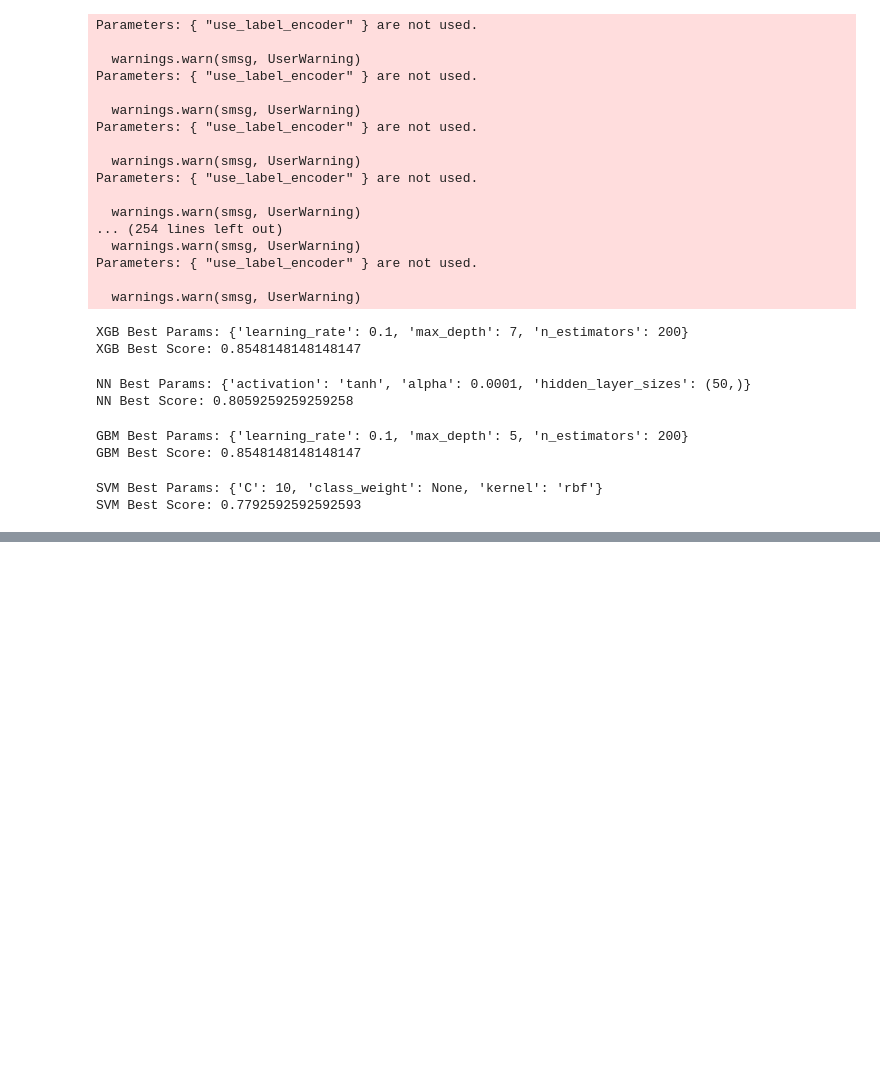
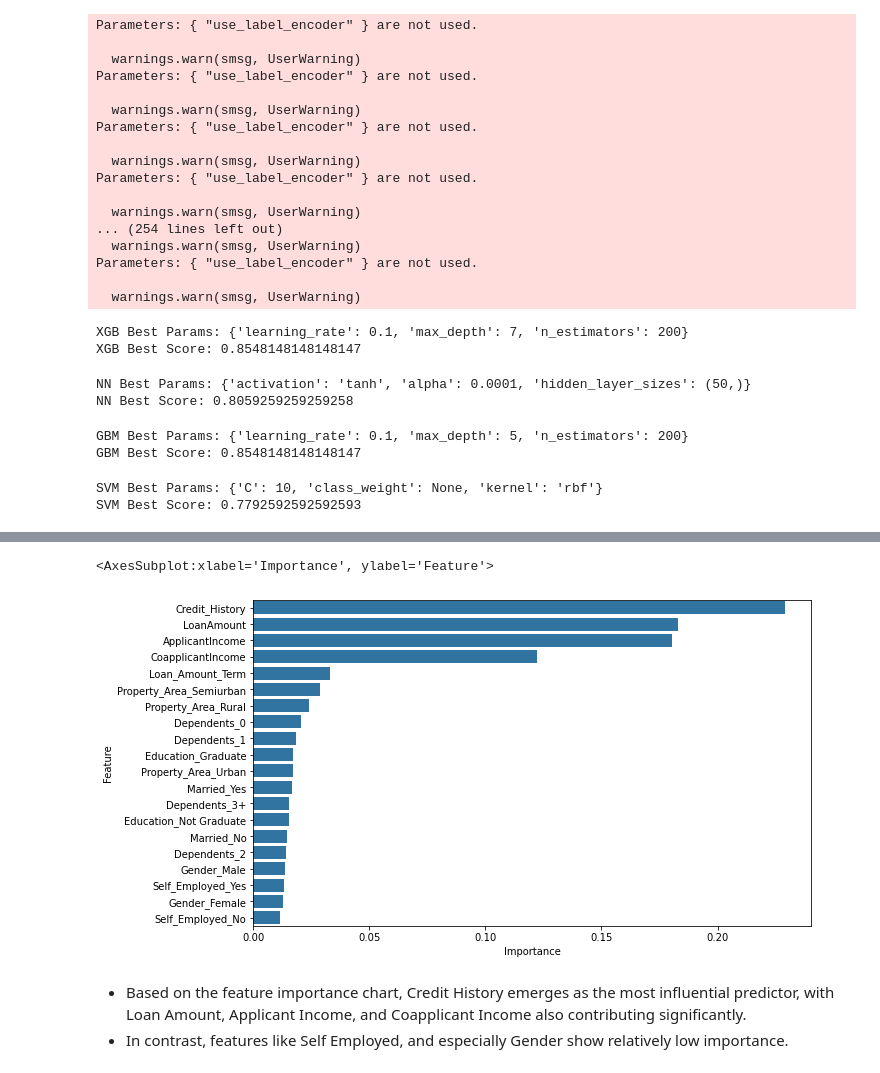
Before and after one commit to shuangvely/Loan_Eligibility_Prediction, a Jupyter notebook: Data Analysis.ipynb, the cells around one changed output, grey strips where cells are left out. Cells and saved outputs as stored; diff of their text form; code cells hidden in the pictures; blank space fills up the shorter version.

```diff
--- a/Data Analysis.ipynb
+++ b/Data Analysis.ipynb
@@ -541,7 +541,7 @@ log_grid = {
 }
 
 # tuning
-grid_search = GridSearchCV(
+grid_log = GridSearchCV(
     estimator=log,
     param_grid=log_grid,
     cv=5,
@@ -549,11 +549,11 @@ grid_search = GridSearchCV(
     n_jobs=-1
 )
 
-grid_search.fit(X_tr, y_tr)
+grid_log.fit(X_tr, y_tr)
 
 
-print("Best Parameters:", grid_search.best_params_)
-print("Best Cross-Validation Score (Accuracy):", grid_search.best_score_)
+print("Best Parameters:", grid_log.best_params_)
+print("Best Cross-Validation Score (Accuracy):", grid_log.best_score_)
 # %% [output]
 Best Parameters: {'C': 0.1, 'class_weight': None, 'multi_class': 'auto'}
 Best Cross-Validation Score (Accuracy): 0.7274074074074074
@@ -713,0 +697,20 @@ NameError: name 'confusion_matrix' is not defined
+# %%
+#evaluate model
+
+def evaluate_model(name, model, X_test, y_test):
+    y_pred = model.predict(X_test)
+
+    print(f"{name}")
+    print(f"Accuracy : {accuracy_score(y_test, y_pred):.4f}")
+    print("Classification Report:")
+    print(classification_report(y_test, y_pred))
+    print("-------------")
+
+xgb_best = grid_xgb.best_estimator_
+gbm_best = grid_gbm.best_estimator_
+rf_best  = grid_rf.best_estimator_
+
+
+evaluate_model("XGBoost", xgb_best, X_te, y_te)
+evaluate_model("Gradient Boosting", gbm_best, X_te, y_te)
+evaluate_model("Random Forest", rf_best, X_te, y_te)
@@ -713,0 +737,11 @@ NameError: name 'confusion_matrix' is not defined
+# %%
+# importance of features and sort
+importance = rf_best.feature_importances_
+feature = X_tr.columns
+
+imp_df = pd.DataFrame({
+    "Feature": feature,
+    "Importance": importance
+}).sort_values(by="Importance", ascending=False)
+
+imp_df.head(5)
@@ -713,0 +755,9 @@ NameError: name 'confusion_matrix' is not defined
+# %%
+plt.figure(figsize=(10, 6))
+sns.barplot(x = 'Importance', y = 'Feature', data = imp_df)
+# %% [output]
+<AxesSubplot:xlabel='Importance', ylabel='Feature'>
+[figure, added]
+# %% [markdown]
+- Based on the feature importance chart, Credit History emerges as the most influential predictor, with Loan Amount, Applicant Income, and Coapplicant Income also contributing significantly.
+- In contrast, features like Self Employed, and especially Gender show relatively low importance.
```
Also changed, not shown: parts of 6 cells of this notebook.
